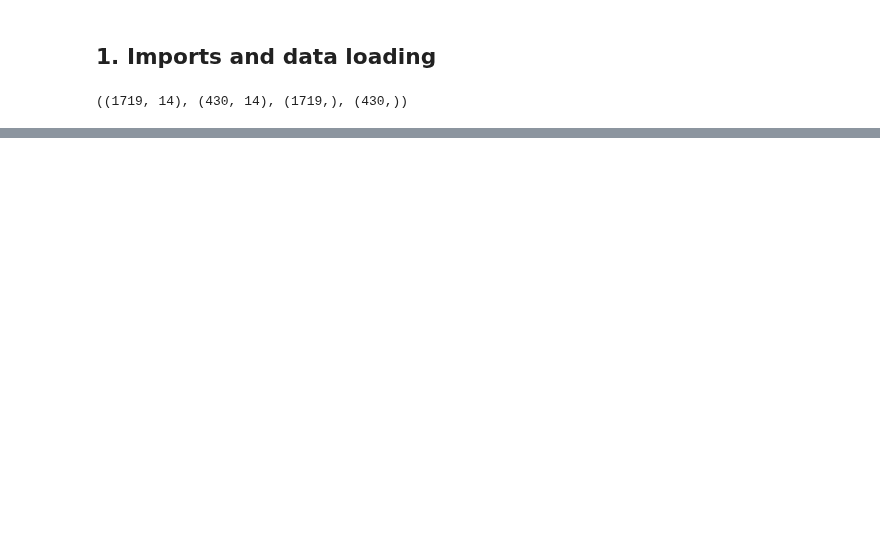
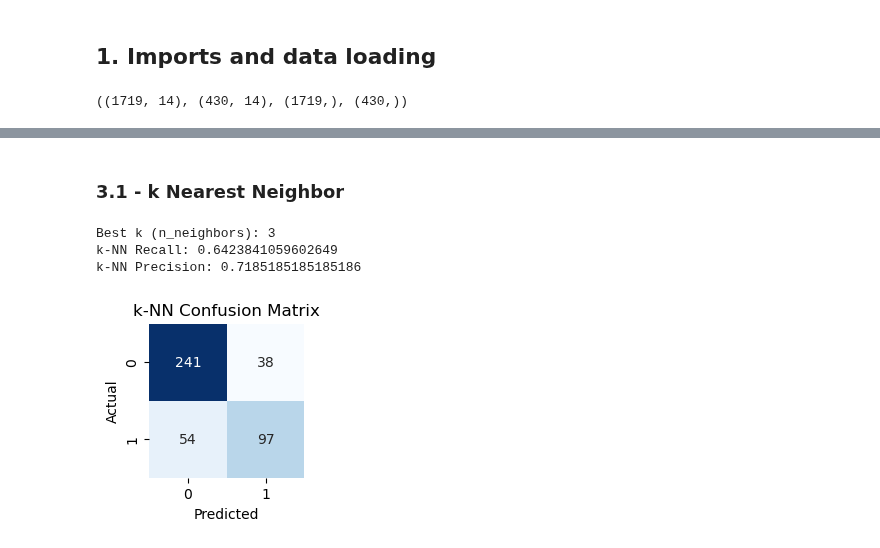
Before and after one commit to treite/classificationGroupwork, a Jupyter notebook: projectPart2.ipynb, the cells around one changed output, grey strips where cells are left out. Cells and saved outputs as stored; diff of their text form; code cells hidden in the pictures; blank space fills up the shorter version.

```diff
--- a/projectPart2.ipynb
+++ b/projectPart2.ipynb
@@ -38,0 +66,33 @@ The dataset contains data from __2149__ patients, and has a total of __35__ data
+# %% [markdown]
+### 3.1 - k Nearest Neighbor
+# %%
+knn = KNeighborsClassifier()
+
+param_grid = {'n_neighbors': list(range(1, 21))}
+grid_search = GridSearchCV(knn, param_grid, scoring='recall', cv=5)
+grid_search.fit(X_train, y_train)
+best_k = grid_search.best_params_['n_neighbors']
+print(f"Best k (n_neighbors): {best_k}")
+
+best_knn = grid_search.best_estimator_
+y_pred_knn = best_knn.predict(X_test)
+
+recall_knn = recall_score(y_test, y_pred_knn)
+precision_knn = precision_score(y_test, y_pred_knn)
+cm_knn = confusion_matrix(y_test, y_pred_knn)
+
+print("k-NN Recall:", recall_knn)
+print("k-NN Precision:", precision_knn)
+
+
+plt.figure(figsize=(2, 2))
+sns.heatmap(cm_knn, annot=True, fmt='d', cmap='Blues', cbar=False)
+plt.xlabel('Predicted')
+plt.ylabel('Actual')
+plt.title('k-NN Confusion Matrix')
+plt.show()
+# %% [output]
+Best k (n_neighbors): 3
+k-NN Recall: 0.6423841059602649
+k-NN Precision: 0.7185185185185186
+[figure, added]
```
Also changed, not shown: parts of 23 cells of this notebook, 1 other file.
